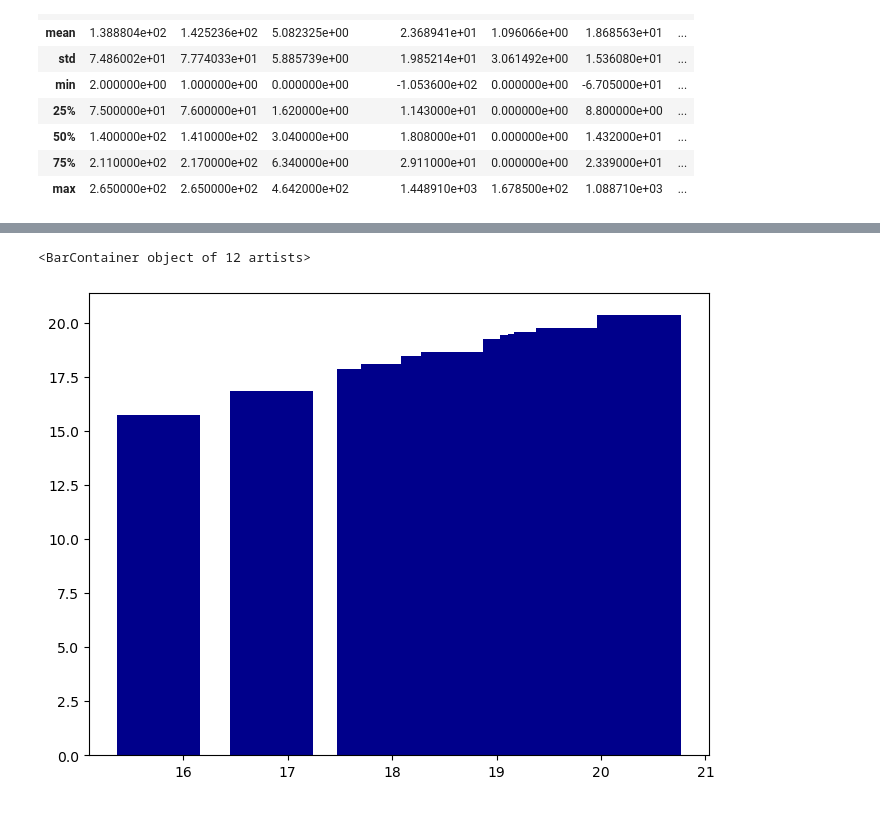
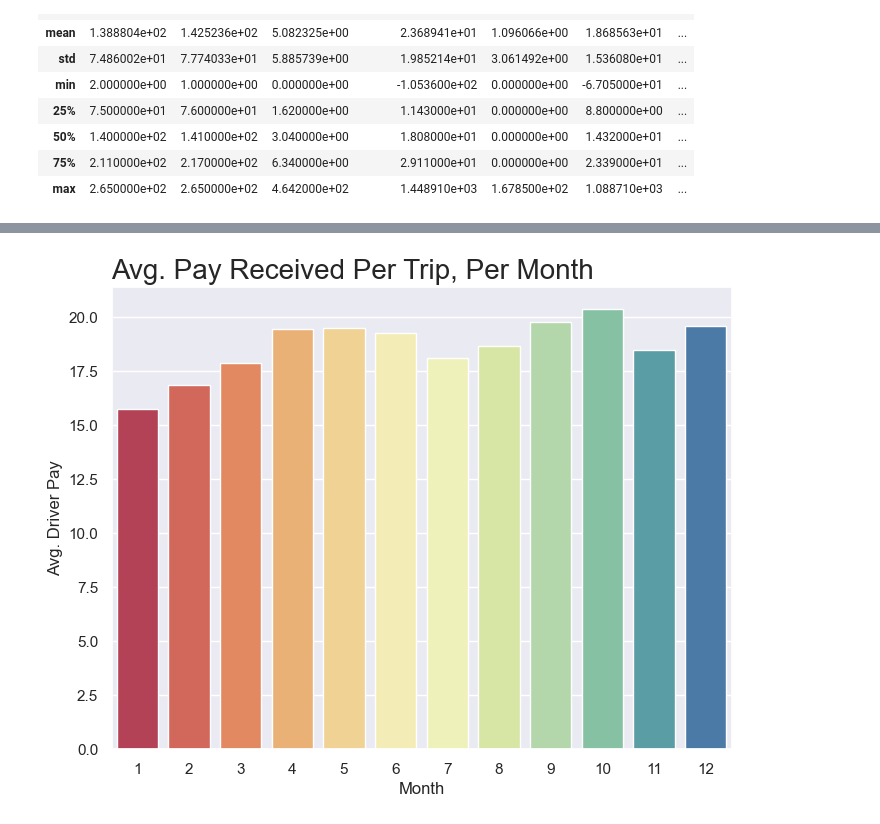
Before and after one commit to dillondiatlo/capstone, a Jupyter notebook: code/Untitled.ipynb, the cells around one changed output, grey strips where cells are left out. Saved outputs shown, nothing was run; the diff lists cells and outputs as text; code cells hidden in the pictures.

```diff
--- a/code/Untitled.ipynb
+++ b/code/Untitled.ipynb
@@ -73,0 +96,4 @@ df['driver_pay'].resample("ME")
+# %%
+df['month'] = pd.to_datetime(df['req_date']).dt.month
+# %%
+df['day'] = pd.to_datetime(df['req_date']).dt.day
@@ -73,0 +105,5 @@ df['driver_pay'].resample("ME")
+# %%
+hoods = {0 : 'missing', 1: 'Bronx', 2: 'Manhattan', 3: 'Queens',
+          4: 'Brooklyn', 5: 'Staten Island'}
+df['borough_name'] = df['borough'].map(hoods)
+df.head()
@@ -74,6 +126,9 @@ df['driver_pay'].resample("ME")
 # %%
 plt.figure(figsize=(8,6))
-plt.bar(df['driver_pay'].resample("ME").mean(), df['driver_pay'].resample("ME").mean(),  color='darkblue')
+sns.color_palette("Spectral", as_cmap=True)
+sns.barplot(x=df['month'].unique(), y=df['driver_pay'].resample("ME").mean(), palette='Spectral');
+plt.ylabel("Avg. Driver Pay")
+plt.xlabel("Month")
+plt.title("Avg. Pay Received Per Trip, Per Month", loc='left', fontsize=20);
 # %% [output]
-<BarContainer object of 12 artists>
-[figure, old version]
+[figure, new version]
```
Also changed, not shown: parts of 89 cells of this notebook, 16 other files.
